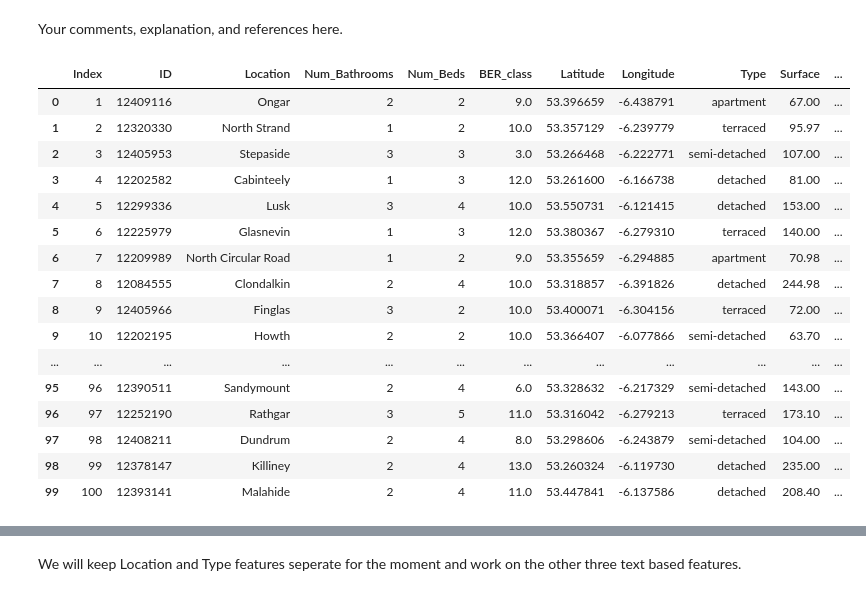
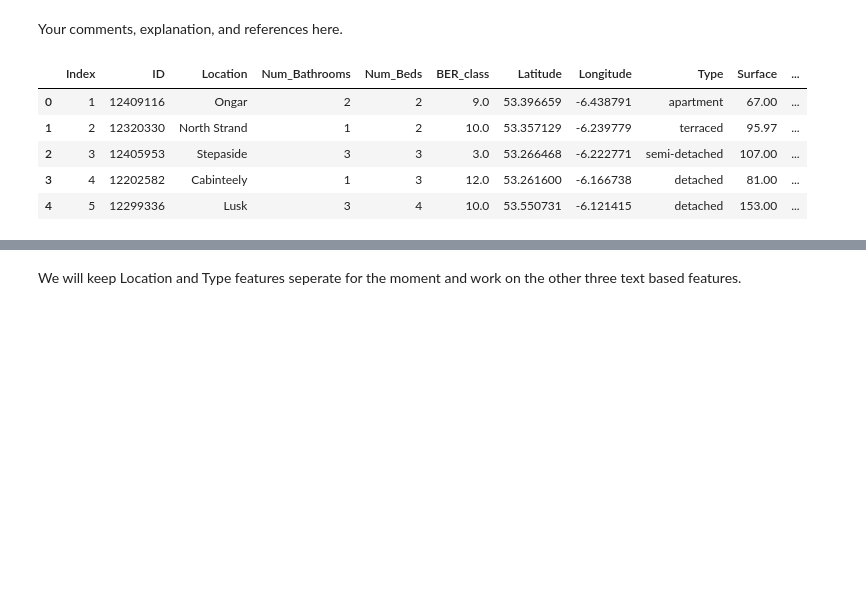
Before and after one commit to markdevine/ET5003_SEM1_2021-2, a Jupyter notebook: ET5003_KaggleCompetition_MarkDevine_19187289.ipynb, the cells around one changed output, grey strips where cells are left out. Drawn from its saved outputs; the diff is of its cells as text; code cells hidden in the pictures; blank space fills up the shorter version.

```diff
--- a/ET5003_KaggleCompetition_MarkDevine_19187289.ipynb
+++ b/ET5003_KaggleCompetition_MarkDevine_19187289.ipynb
@@ -381,28 +404,18 @@ Natural language processing ([NLP](https://en.wikipedia.org/wiki/Natural_languag
 Your comments, explanation, and references here.
 # %%
 # combine the text features, Description, Services and Features
-df_train['Property_Description'] = df_train['Description'] + ' ' + df_train['Services'] + ' ' + df_train['Features']
+# https://stackoverflow.com/questions/33158417/pandas-combine-two-strings-ignore-nan-values
+df_train['Property_Description'] = df_train['Description'].fillna('') + ' ' + df_train['Services'].fillna('') + ' ' + df_train['Features'].fillna('')
 # %%
 # drop the text features, Description, Services and Features
 df_train.drop(['Description', 'Services', 'Features'], axis = 1, inplace = True)
 # %%
 # show first data frame rows
-df_train.head(100)
+df_train.head()
 # %% [output]
 |  | Index | ID | Location | Num_Bathrooms | Num_Beds | BER_class | Latitude | Longitude | Type | Surface | ... |
 | 0 | 1 | 12409116 | Ongar | 2 | 2 | 9.0 | 53.396659 | -6.438791 | apartment | 67.00 | ... |
 | 1 | 2 | 12320330 | North Strand | 1 | 2 | 10.0 | 53.357129 | -6.239779 | terraced | 95.97 | ... |
 | 2 | 3 | 12405953 | Stepaside | 3 | 3 | 3.0 | 53.266468 | -6.222771 | semi-detached | 107.00 | ... |
 | 3 | 4 | 12202582 | Cabinteely | 1 | 3 | 12.0 | 53.261600 | -6.166738 | detached | 81.00 | ... |
 | 4 | 5 | 12299336 | Lusk | 3 | 4 | 10.0 | 53.550731 | -6.121415 | detached | 153.00 | ... |
-| 5 | 6 | 12225979 | Glasnevin | 1 | 3 | 12.0 | 53.380367 | -6.279310 | terraced | 140.00 | ... |
-| 6 | 7 | 12209989 | North Circular Road | 1 | 2 | 9.0 | 53.355659 | -6.294885 | apartment | 70.98 | ... |
-| 7 | 8 | 12084555 | Clondalkin | 2 | 4 | 10.0 | 53.318857 | -6.391826 | detached | 244.98 | ... |
-| 8 | 9 | 12405966 | Finglas | 3 | 2 | 10.0 | 53.400071 | -6.304156 | terraced | 72.00 | ... |
-| 9 | 10 | 12202195 | Howth | 2 | 2 | 10.0 | 53.366407 | -6.077866 | semi-detached | 63.70 | ... |
-| ... | ... | ... | ... | ... | ... | ... | ... | ... | ... | ... | ... |
-| 95 | 96 | 12390511 | Sandymount | 2 | 4 | 6.0 | 53.328632 | -6.217329 | semi-detached | 143.00 | ... |
-| 96 | 97 | 12252190 | Rathgar | 3 | 5 | 11.0 | 53.316042 | -6.279213 | terraced | 173.10 | ... |
-| 97 | 98 | 12408211 | Dundrum | 2 | 4 | 8.0 | 53.298606 | -6.243879 | semi-detached | 104.00 | ... |
-| 98 | 99 | 12378147 | Killiney | 2 | 4 | 13.0 | 53.260324 | -6.119730 | detached | 235.00 | ... |
-| 99 | 100 | 12393141 | Malahide | 2 | 4 | 11.0 | 53.447841 | -6.137586 | detached | 208.40 | ... |
```
Also changed, not shown: parts of 10 cells of this notebook.
